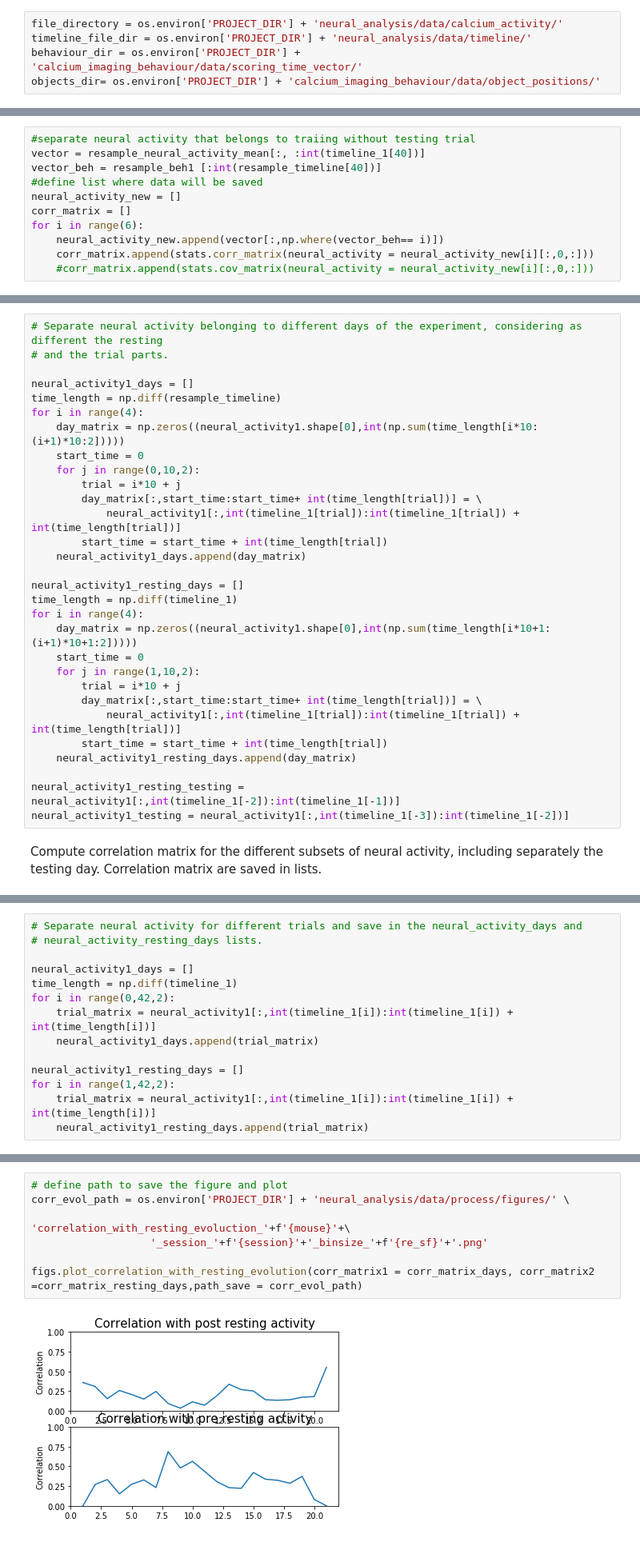
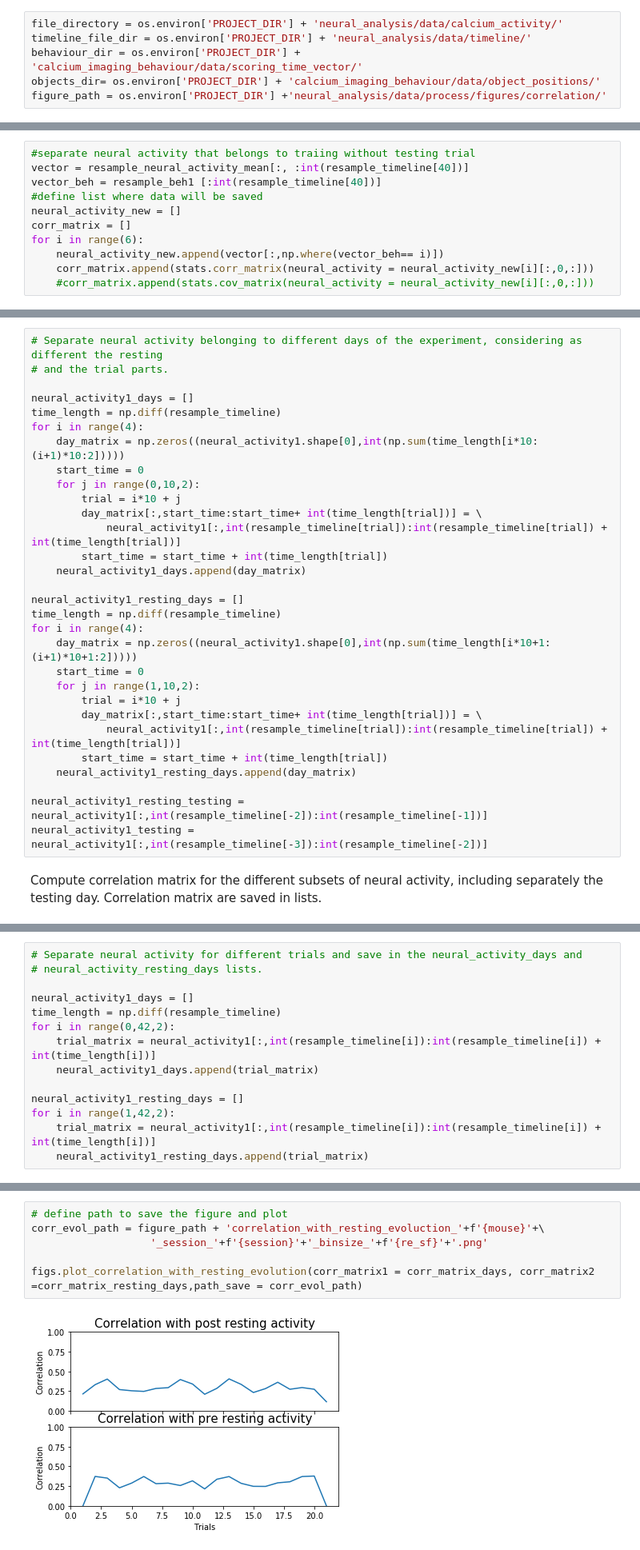
Before and after one commit to melisamc89/neural_analysys, a Jupyter notebook: src/correlation_analysis.ipynb, the cells around one changed output, grey strips where cells are left out. Shown at 80% size. Cells and saved outputs as stored; diff of their text form.

```diff
--- a/src/correlation_analysis.ipynb
+++ b/src/correlation_analysis.ipynb
@@ -65,6 +68,7 @@ file_directory = os.environ['PROJECT_DIR'] + 'neural_analysis/data/calcium_activ
 timeline_file_dir = os.environ['PROJECT_DIR'] + 'neural_analysis/data/timeline/'
 behaviour_dir = os.environ['PROJECT_DIR'] + 'calcium_imaging_behaviour/data/scoring_time_vector/'
 objects_dir= os.environ['PROJECT_DIR'] + 'calcium_imaging_behaviour/data/object_positions/'
+figure_path = os.environ['PROJECT_DIR'] +'neural_analysis/data/process/figures/correlation/'
 # %% [markdown]
 ## Compare correlation matrix in multiple conditions
 
@@ -150,7 +153,7 @@ Separate parts of the signal that belong to different bahavioural conditions.
 This activity will be saved in the list nerual_activity_new, and the correlation matrix will be computed and saved in corr_matrix list.
 # %%
 #separate neural activity that belongs to traiing without testing trial
-vector = resample_neural_activity_mean[:, :int(timeline_1[40])]
+vector = resample_neural_activity_mean[:, :int(resample_timeline[40])]
 vector_beh = resample_beh1 [:int(resample_timeline[40])]
 #define list where data will be saved
 neural_activity_new = []
@@ -198,24 +199,24 @@ for i in range(4):
     for j in range(0,10,2):
         trial = i*10 + j
         day_matrix[:,start_time:start_time+ int(time_length[trial])] = \
-            neural_activity1[:,int(timeline_1[trial]):int(timeline_1[trial]) + int(time_length[trial])]
+            neural_activity1[:,int(resample_timeline[trial]):int(resample_timeline[trial]) + int(time_length[trial])]
         start_time = start_time + int(time_length[trial])
     neural_activity1_days.append(day_matrix)
 
 neural_activity1_resting_days = []
-time_length = np.diff(timeline_1)
+time_length = np.diff(resample_timeline)
 for i in range(4):
     day_matrix = np.zeros((neural_activity1.shape[0],int(np.sum(time_length[i*10+1:(i+1)*10+1:2]))))
     start_time = 0
     for j in range(1,10,2):
         trial = i*10 + j
         day_matrix[:,start_time:start_time+ int(time_length[trial])] = \
-            neural_activity1[:,int(timeline_1[trial]):int(timeline_1[trial]) + int(time_length[trial])]
+            neural_activity1[:,int(resample_timeline[trial]):int(resample_timeline[trial]) + int(time_length[trial])]
         start_time = start_time + int(time_length[trial])
     neural_activity1_resting_days.append(day_matrix)
 
-neural_activity1_resting_testing = neural_activity1[:,int(timeline_1[-2]):int(timeline_1[-1])]
-neural_activity1_testing = neural_activity1[:,int(timeline_1[-3]):int(timeline_1[-2])]
+neural_activity1_resting_testing = neural_activity1[:,int(resample_timeline[-2]):int(resample_timeline[-1])]
+neural_activity1_testing = neural_activity1[:,int(resample_timeline[-3]):int(resample_timeline[-2])]
 # %% [markdown]
 Compute correlation matrix for the different subsets of neural activity, including separately the testing day. Correlation matrix are saved in lists.
 # %%
@@ -253,14 +252,14 @@ Fisrt separate the data corresponding to different trials by using the timeline
 # neural_activity_resting_days lists.
 
 neural_activity1_days = []
-time_length = np.diff(timeline_1)
+time_length = np.diff(resample_timeline)
 for i in range(0,42,2):
-    trial_matrix = neural_activity1[:,int(timeline_1[i]):int(timeline_1[i]) + int(time_length[i])]
+    trial_matrix = neural_activity1[:,int(resample_timeline[i]):int(resample_timeline[i]) + int(time_length[i])]
     neural_activity1_days.append(trial_matrix)
 
 neural_activity1_resting_days = []
 for i in range(1,42,2):
-    trial_matrix = neural_activity1[:,int(timeline_1[i]):int(timeline_1[i]) + int(time_length[i])]
+    trial_matrix = neural_activity1[:,int(resample_timeline[i]):int(resample_timeline[i]) + int(time_length[i])]
     neural_activity1_resting_days.append(trial_matrix)
 # %%
 corr_matrix_days = []
@@ -366,10 +361,9 @@ Here the question is whether there is any correlation between pre and post trial
 For this, only correlation matrix computed before for trial by trial analysis are requird (for trial and resting periods).
 # %%
 # define path to save the figure and plot
-corr_evol_path = os.environ['PROJECT_DIR'] + 'neural_analysis/data/process/figures/' \
-                                               'correlation_with_resting_evoluction_'+f'{mouse}'+\
+corr_evol_path = figure_path + 'correlation_with_resting_evoluction_'+f'{mouse}'+\
                    '_session_'+f'{session}'+'_binsize_'+f'{re_sf}'+'.png'
 
 figs.plot_correlation_with_resting_evolution(corr_matrix1 = corr_matrix_days, corr_matrix2 =corr_matrix_resting_days,path_save = corr_evol_path)
 # %% [output]
-[figure, old version]
+[figure, new version]
```
Also changed, not shown: parts of 9 cells of this notebook, 10 other files.
